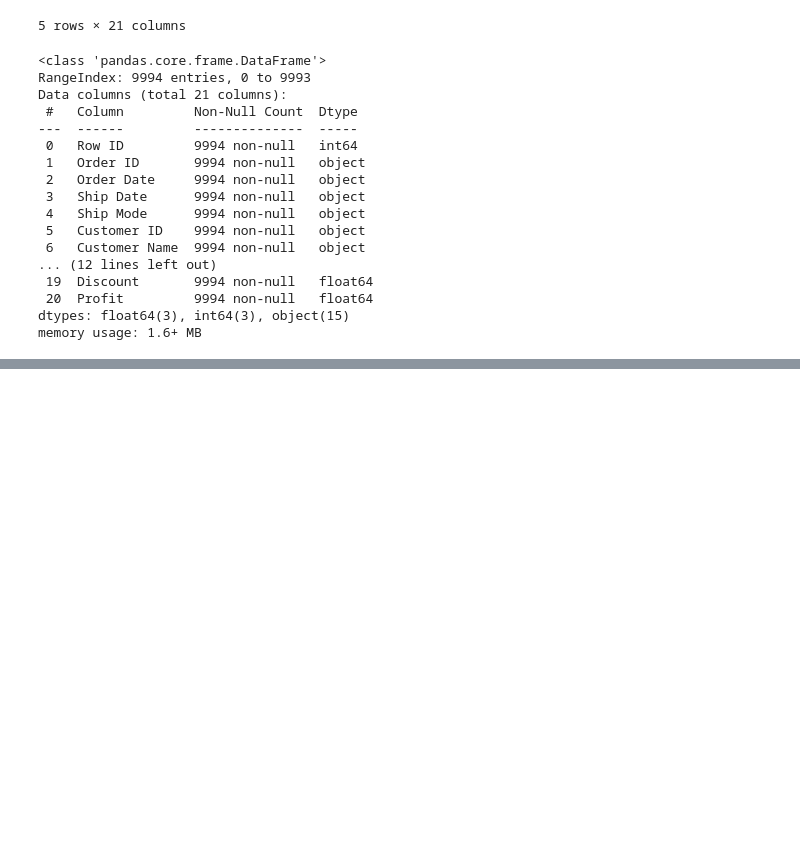
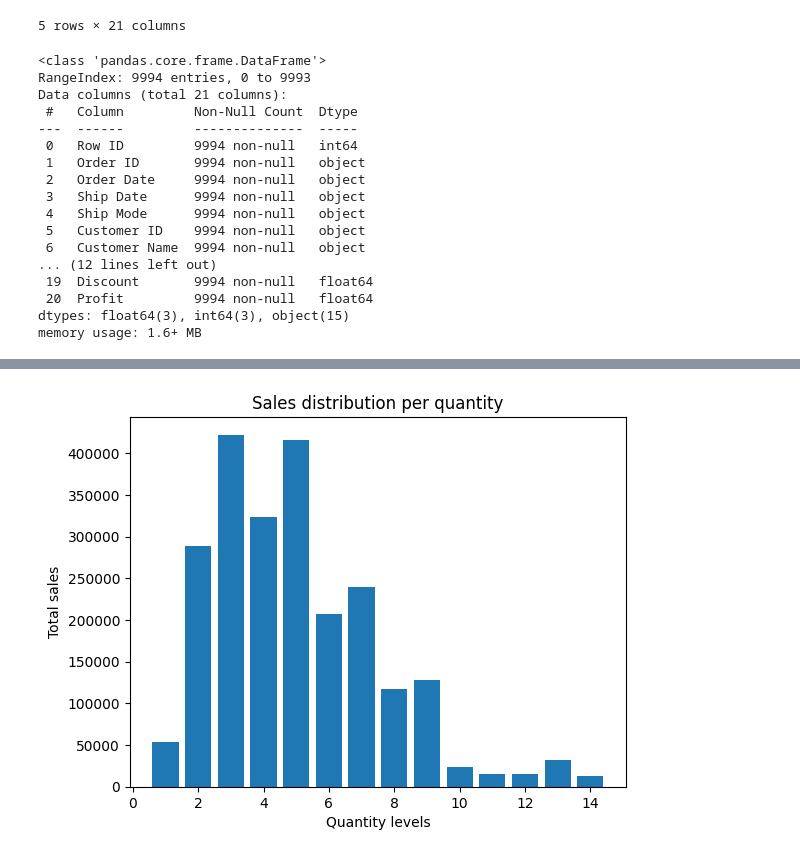
Before and after one commit to JMurage/Sales_analysis, a Jupyter notebook: Sale_analysis.ipynb, the cells around one changed output, grey strips where cells are left out. Drawn from its saved outputs; the diff is of its cells as text; code cells hidden in the pictures; blank space fills up the shorter version.

```diff
--- a/Sale_analysis.ipynb
+++ b/Sale_analysis.ipynb
@@ -57,0 +118,26 @@ data.describe()
+# %%
+# Quantity_sales subset
+Quant_sales = {}
+Quantity_sales =dataSubset[['Quantity','Sales']]
+for i in Quantity_sales.Quantity.unique():
+    Quant_sales[i] = [dataSubset['Sales'][v] for v in dataSubset[dataSubset["Quantity"] == i].index]
+
+Total_sales ={}
+for key, value in Quant_sales.items():
+    Total_sales[key] = sum(value)
+
+sale_T = Total_sales.items()
+Sorted_sales = sorted(sale_T, key=lambda x: x[0])
+x = dict(Sorted_sales).keys()
+y = dict(Sorted_sales).values()
+
+#plotting a bar plot for quantity against sales
+fig, ax = plt.subplots()
+ax.bar(x,y)
+ax.set_ylabel('Total sales')
+ax.set_xlabel('Quantity levels')
+ax.set_title('Sales distribution per quantity');
+# The result shows that sales were high for quantity levels 3 and 4 beyond 400000 sales in total for each
+# Low sales are recorded for quantities 1,10,11,12,13 and 14 have 50000 and below sales.
+# %% [output]
+[figure, added]
```
Also changed, not shown: parts of 9 cells of this notebook.
